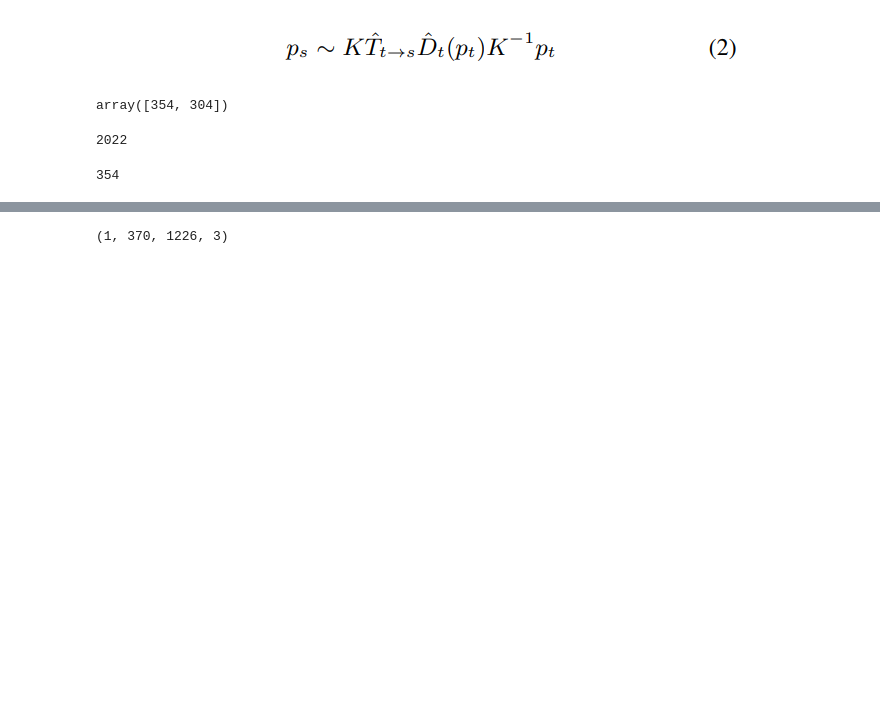
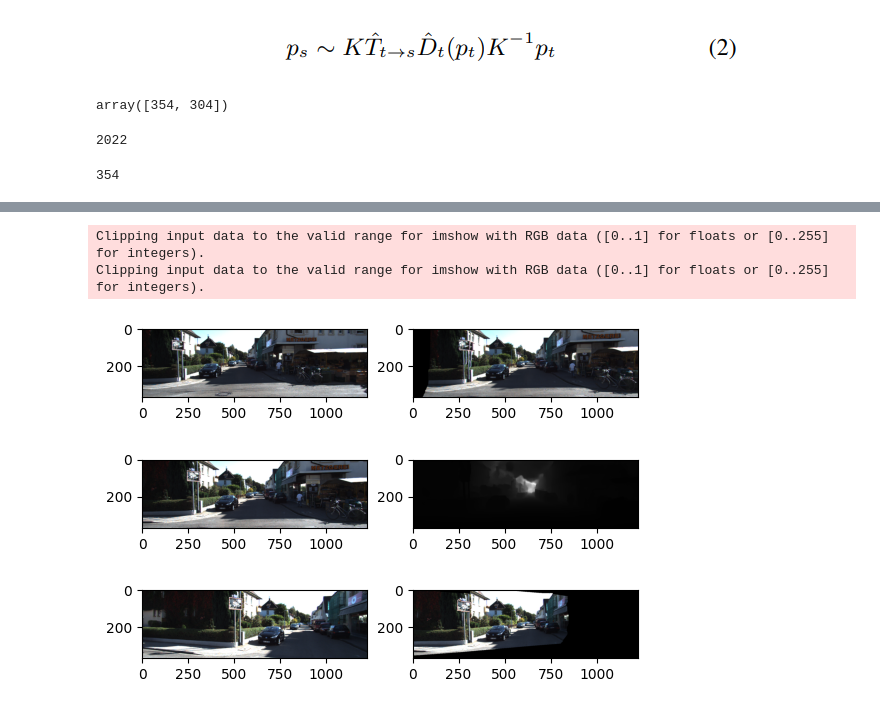
Before and after one commit to amit205/depth-based-warping, a Jupyter notebook: depthbasedwarpadaptation.ipynb, the cells around one changed output, grey strips where cells are left out. Saved outputs shown, nothing was run; the diff lists cells and outputs as text; code cells hidden in the pictures; blank space fills up the shorter version.

```diff
--- a/depthbasedwarpadaptation.ipynb
+++ b/depthbasedwarpadaptation.ipynb
@@ -422,0 +453,42 @@ for index in range(100):
+# %%
+n = 3 # number of frames to use
+f_diff = 10 # frame difference
+
+kp_list = {}
+kp_list['target_image'] = []
+kp_list['src_image'] = []
+kp_list['target_depth'] = []
+kp_list['view_synthesis'] = []
+
+for index in range(len(img0_list)):
+    # getting the middle/target frame/target depth
+    kp_list['target_image'].append(img0_list[(f_diff*(n-1)//2)+index])
+    target_inv_depth = inv_depth_list[(f_diff*(n-1)//2)+index]
+    kp_list['target_depth'].append(target_inv_depth)
+    ground_data_target = np.concatenate((ground_data[(f_diff*(n-1)//2)+index],
+                                         np.asarray([0,0,0,1]))).reshape(4,4)
+    for j in range(n):
+        if j != (n-1)//2:
+            src_img = img0_list[index+j*f_diff]
+            kp_list['src_image'].append(src_img)
+            ground_data_src = np.concatenate((ground_data[index+j*f_diff],
+                                              np.asarray([0,0,0,1]))).reshape(4,4)
+            relative_pose = np.linalg.inv(ground_data_src).dot(ground_data_target)
+            output = projective_inverse_warp(np.expand_dims(src_img,0),
+                                             np.expand_dims(target_inv_depth,0),
+                                 np.expand_dims(relative_pose,0), np.expand_dims(K,0))
+            kp_list['view_synthesis'].append(output[0])
+    break
+# %%
+fig, axis = plt.subplots(3,2)
+axis[0,0].imshow(kp_list['src_image'][0])
+axis[1,0].imshow(kp_list['target_image'][0])
+axis[2,0].imshow(kp_list['src_image'][1])
+axis[0,1].imshow(kp_list['view_synthesis'][0]/255.)
+axis[1,1].imshow(kp_list['target_depth'][0],'gray')
+axis[2,1].imshow(kp_list['view_synthesis'][1]/255.)
+plt.show()
+# %% [output]
+Clipping input data to the valid range for imshow with RGB data ([0..1] for floats or [0..255] for integers).
+Clipping input data to the valid range for imshow with RGB data ([0..1] for floats or [0..255] for integers).
+[figure, added]
@@ -463,4 +560,0 @@ for index in range(len(img0_list)-f_diff):
-# %%
-src_img.shape
-# %% [output]
-(1, 370, 1226, 3)
```
Also changed, not shown: parts of 20 cells of this notebook.
